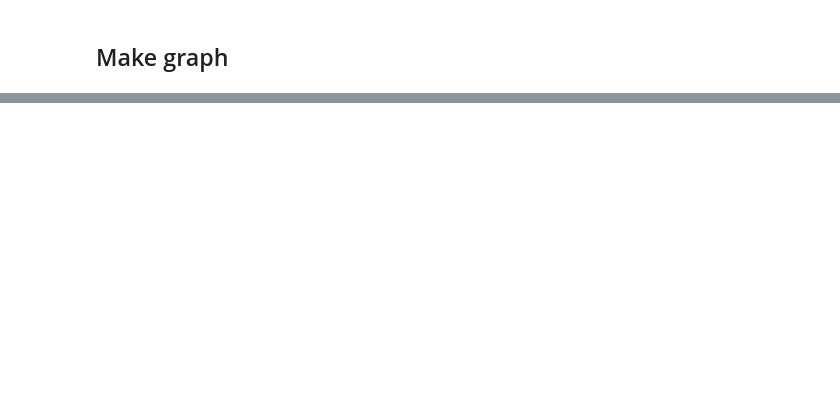
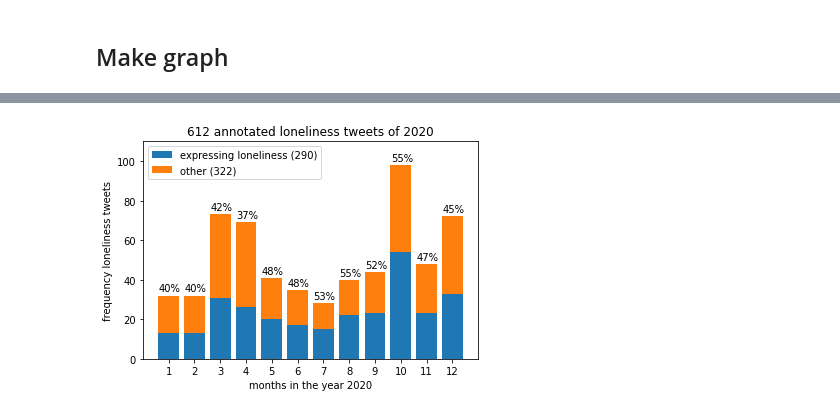
Before and after one commit to puregome/notebooks, a Jupyter notebook: annotated-graphs.ipynb, the cells around one changed output, grey strips where cells are left out. Saved outputs shown, nothing was run; the diff lists cells and outputs as text; code cells hidden in the pictures; blank space fills up the shorter version.

```diff
--- a/annotated-graphs.ipynb
+++ b/annotated-graphs.ipynb
@@ -178,0 +216,33 @@ plt.show()
+# %%
+def make_x_y(dates):
+    data = {}
+    for date in dates:
+        month = date.month
+        if month not in data:
+            data[month] = 0
+        data[month] += 1
+    return [x for x in sorted(data.keys())], [data[x] for x in sorted(data.keys())]
+# %%
+relevant_data = { id_str: time_data.loc[id_str] for id_str in time_data.index if label_data[int(id_str)] == 'RELEVANT' }
+irrelevant_data = { id_str: time_data.loc[id_str] for id_str in time_data.index if label_data[int(id_str)] == 'IRRELEVANT' }
+# %%
+dates_relevant = [datetime.datetime.strptime(relevant_data[id_str], "%a %b %d %H:%M:%S %z %Y") for id_str in relevant_data]
+dates_irrelevant = [datetime.datetime.strptime(irrelevant_data[id_str], "%a %b %d %H:%M:%S %z %Y") for id_str in irrelevant_data]
+x_relevant, y_relevant = make_x_y(dates_relevant)
+x_irrelevant, y_irrelevant = make_x_y(dates_irrelevant)
+# %%
+fig, ax = plt.subplots()
+plt.bar(x_relevant, y_relevant, label=f"expressing loneliness ({len(dates_relevant)})")
+plt.bar(x_irrelevant, y_irrelevant, bottom=y_relevant, label=f"other ({len(dates_irrelevant)})")
+for i in range(0, len(y_relevant)):
+    plt.text(x_relevant[i] - 0.38, y_relevant[i] + y_irrelevant[i] + 2, f"{int(100*y_relevant[i]/(y_relevant[i] + y_irrelevant[i]))}%")
+plt.ylim([0, 110])
+plt.xticks(range(1,13))
+plt.xlabel("months in the year 2020")
+plt.ylabel("frequency loneliness tweets")
+plt.title("612 annotated loneliness tweets of 2020")
+plt.legend()
+plt.savefig("loneliness_annotated_2020.png")
+plt.show()
+# %% [output]
+[figure, added]
```
Also changed, not shown: parts of 16 cells of this notebook.
